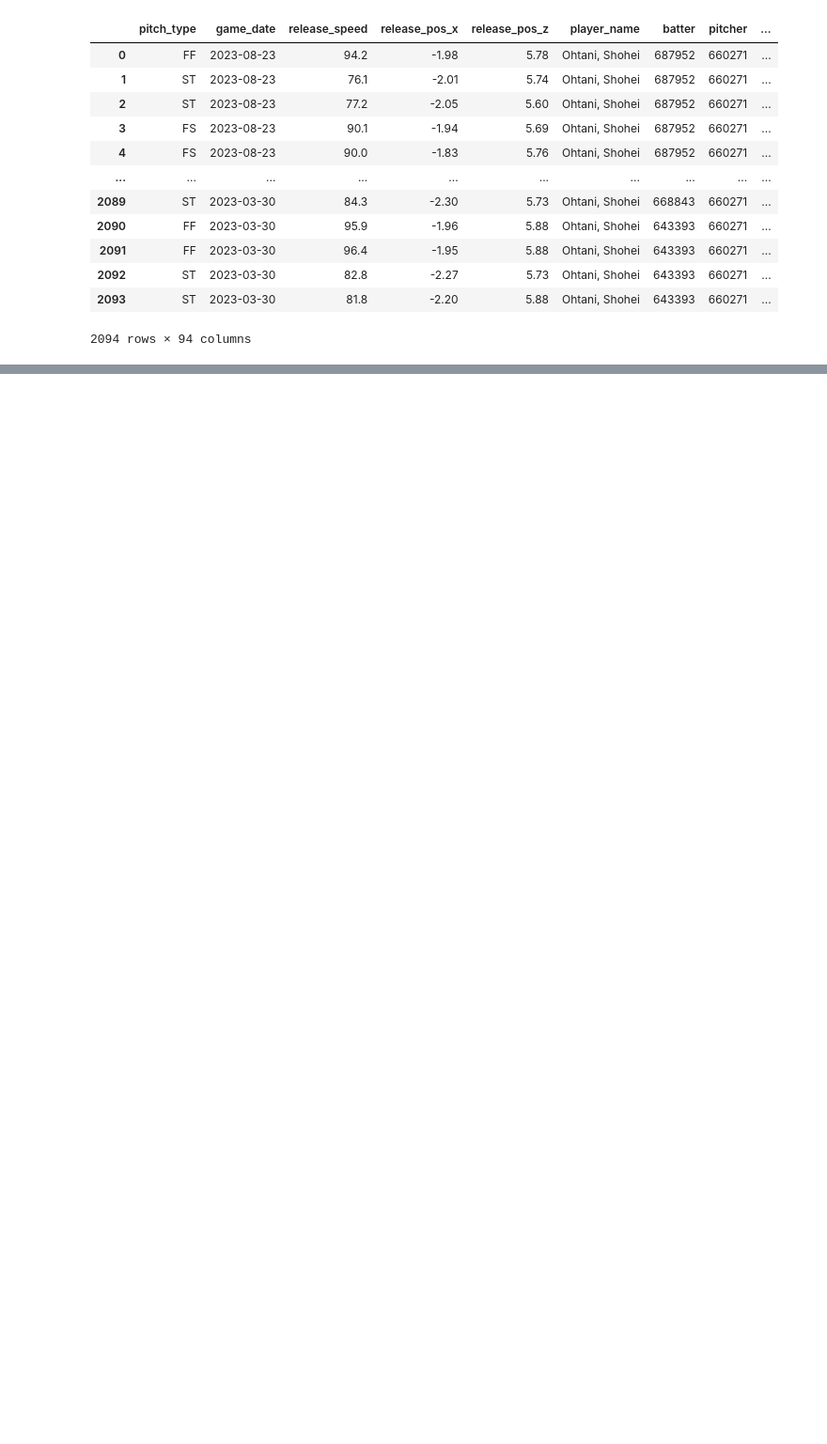
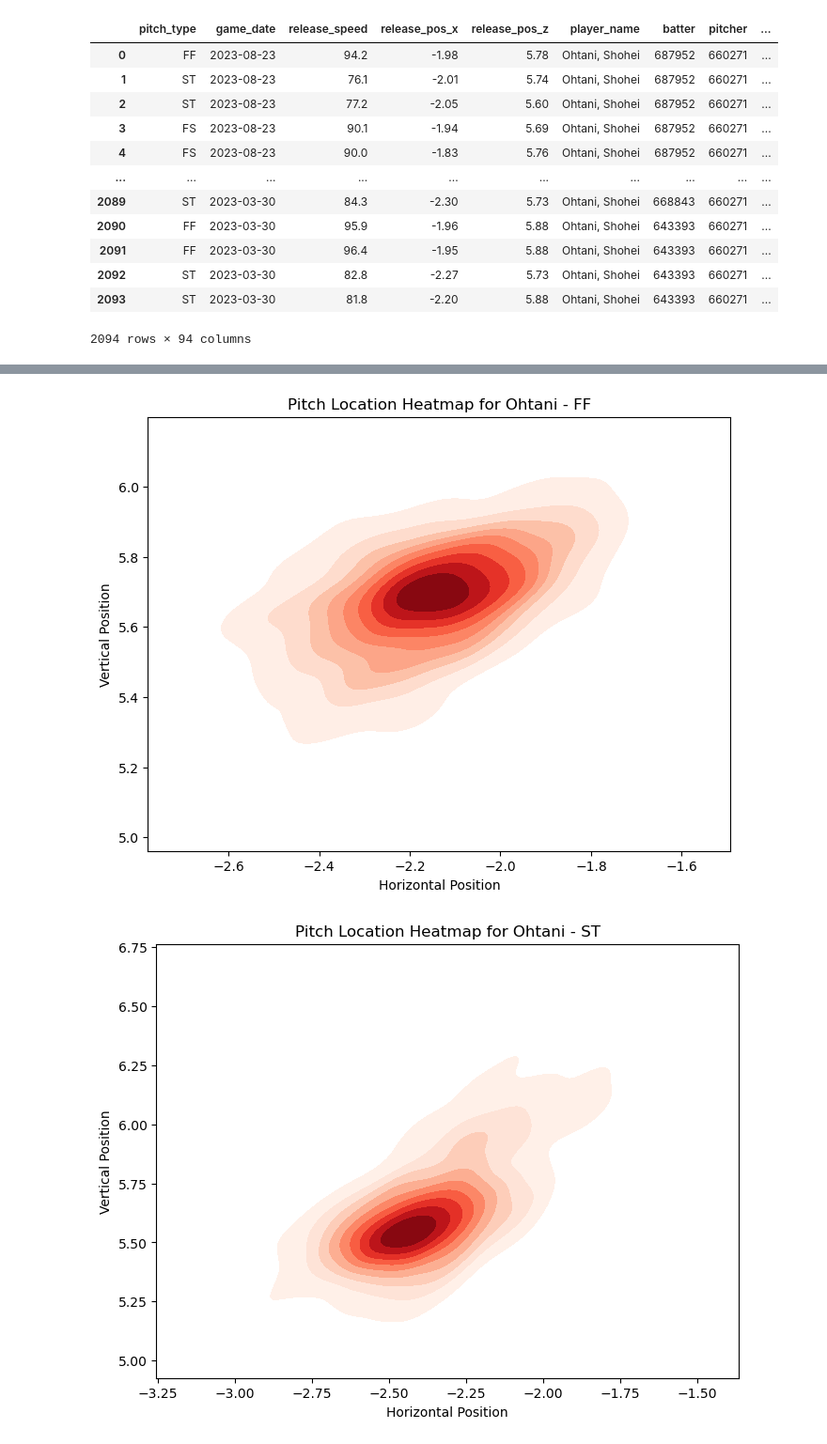
Before and after one commit to calvinhoang203/MLB-Analysis, a Jupyter notebook: Master.ipynb, the cells around one changed output, grey strips where cells are left out. Shown: that part at 94% size. Saved outputs shown, nothing was run; the diff lists cells and outputs as text; code cells hidden in the pictures; blank space fills up the shorter version.

```diff
--- a/Master.ipynb
+++ b/Master.ipynb
@@ -32,0 +100,26 @@ ohtani_data
+# %%
+# Heatmaps of pitch locations for Ohtani
+import matplotlib.pyplot as plt
+import seaborn as sns
+
+for pitch in Ohtani['pitch_type'].unique():
+    plt.figure(figsize=(8, 6))
+    pitch_data = Ohtani[Ohtani['pitch_type'] == pitch]
+    sns.kdeplot(x=pitch_data['release_pos_x'], y=pitch_data['release_pos_z'], cmap='Reds', fill=True)
+    plt.title(f'Pitch Location Heatmap for Ohtani - {pitch}')
+    plt.xlabel('Horizontal Position')
+    plt.ylabel('Vertical Position')
+    plt.show()
+
+# Heatmaps of pitch locations for Cole
+for pitch in Cole['pitch_type'].unique():
+    plt.figure(figsize=(8, 6))
+    pitch_data = Cole[Cole['pitch_type'] == pitch]
+    sns.kdeplot(x=pitch_data['release_pos_x'], y=pitch_data['release_pos_z'], cmap='Blues', fill=True)
+    plt.title(f'Pitch Location Heatmap for Cole - {pitch}')
+    plt.xlabel('Horizontal Position')
+    plt.ylabel('Vertical Position')
+    plt.show()
+# %% [output]
+[figure, added]
+[figure, added]
```
Also changed, not shown: parts of 8 cells of this notebook, 1 other file.
